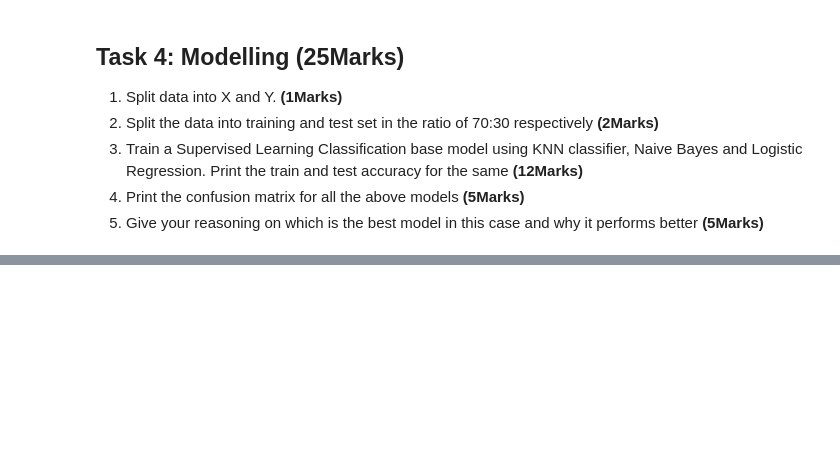
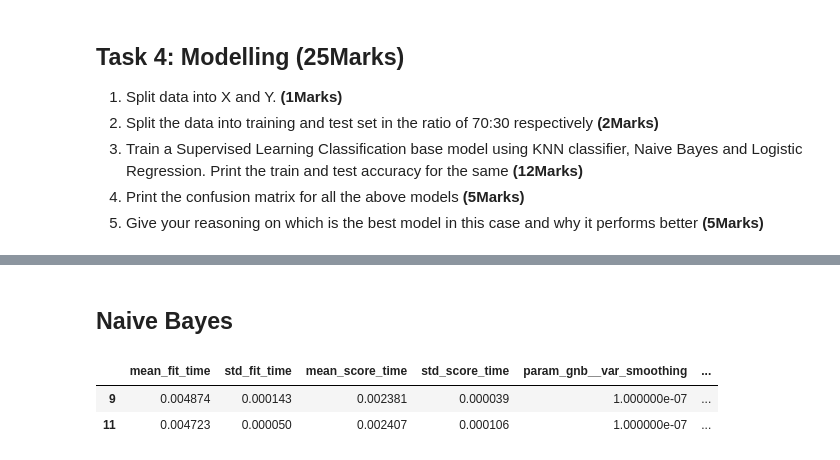
Before and after one commit to AshwinAshok3/Personal-Loan, a Jupyter notebook: Capstone_Project___Thera_Bank_Personal_Loan_Campain___Jupyter_Notebook_(1).ipynb, the cells around one changed output, grey strips where cells are left out. Drawn from its saved outputs; the diff is of its cells as text; code cells hidden in the pictures; blank space fills up the shorter version.

```diff
--- a/Capstone_Project___Thera_Bank_Personal_Loan_Campain___Jupyter_Notebook_(1).ipynb
+++ b/Capstone_Project___Thera_Bank_Personal_Loan_Campain___Jupyter_Notebook_(1).ipynb
@@ -313,0 +437,24 @@ Unique values for Personal Loan: [0 1]
+# %% [markdown]
+## Naive Bayes
+# %%
+# pipeline for Naive Bayes
+gNB_pipeline = Pipeline([('scaler',StandardScaler()),('gnb', GaussianNB())])
+
+# Define parameter grid for GridSearchCV
+parameters_gNB = {
+    'scaler__with_mean': [True, False],  # Tuning StandardScaler
+    'scaler__with_std': [True, False],
+    'gnb__var_smoothing': [1e-9, 1e-8, 1e-7]  # Tuning GaussianNB
+}
+
+# gridsearchcv for KNN
+gNB_grid = GridSearchCV(gNB_pipeline, parameters_gNB, cv=5, scoring='accuracy')
+gNB_grid.fit(X_train, y_train)
+
+gNB_model = gNB_grid.cv_results_
+gNB_model_df = pd.DataFrame(gNB_model)
+gNB_model_df[gNB_model_df['rank_test_score']==1]
+# %% [output]
+|  | mean_fit_time | std_fit_time | mean_score_time | std_score_time | param_gnb__var_smoothing | ... |
+| 9 | 0.004874 | 0.000143 | 0.002381 | 0.000039 | 1.000000e-07 | ... |
+| 11 | 0.004723 | 0.000050 | 0.002407 | 0.000106 | 1.000000e-07 | ... |
```
Also changed, not shown: parts of 21 cells of this notebook.
